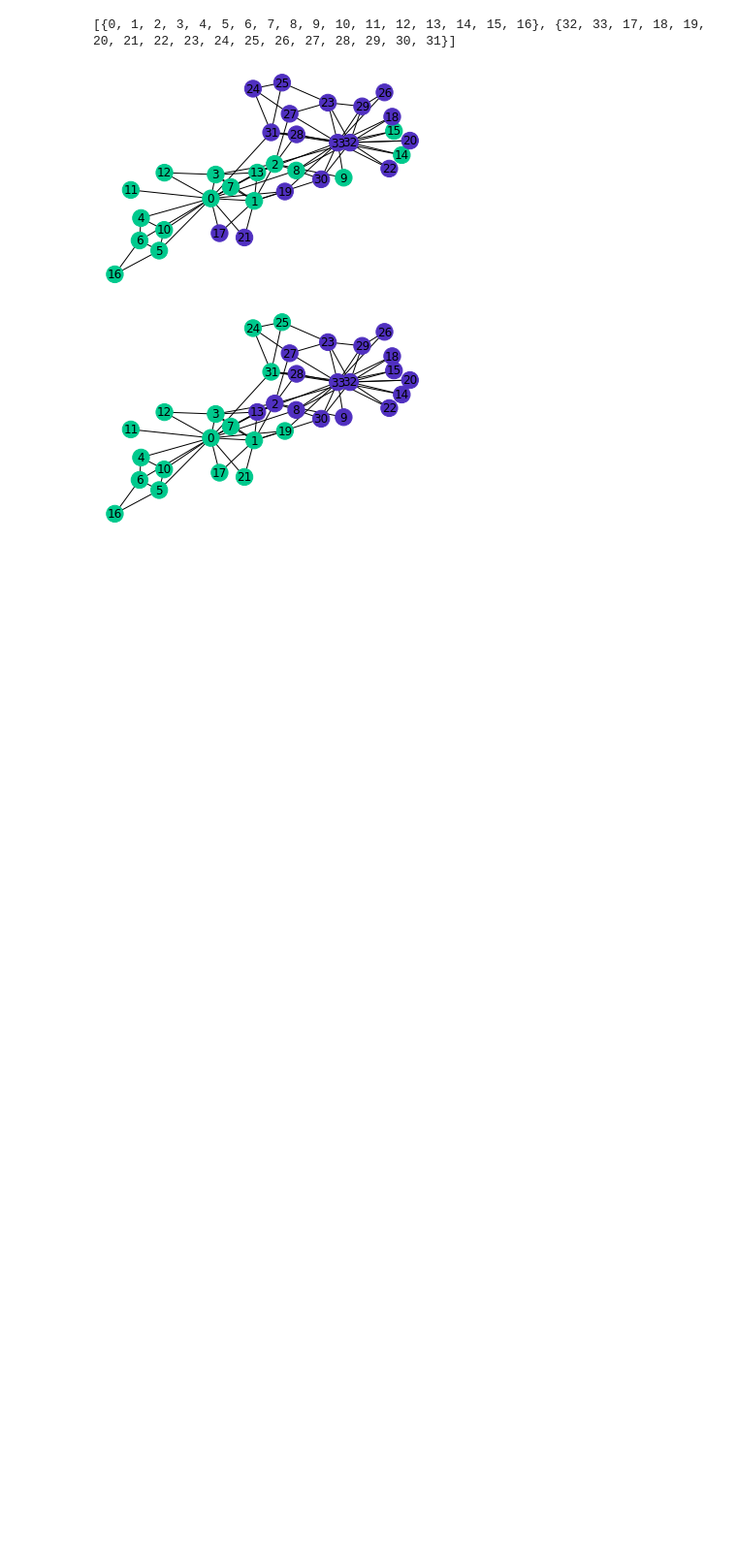
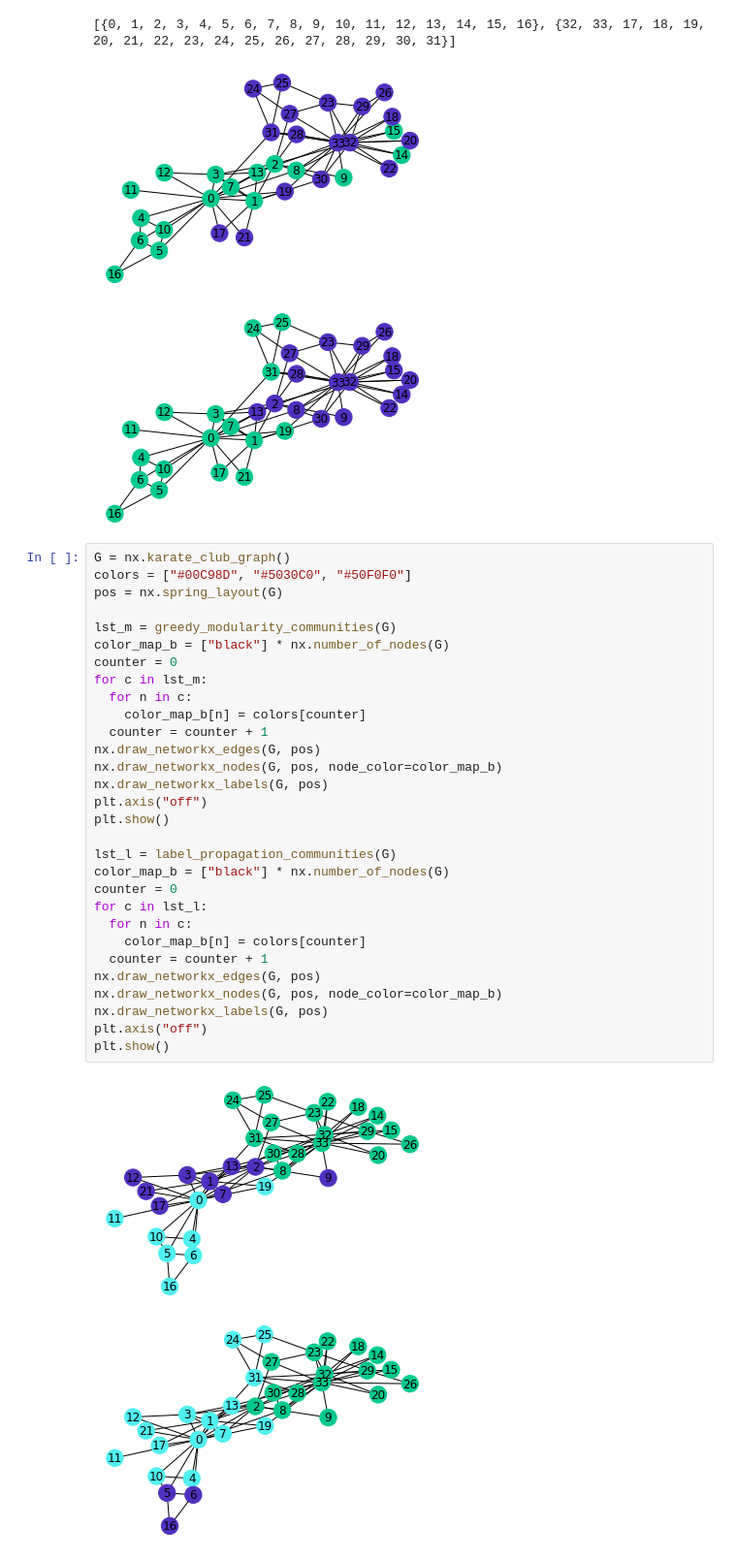
Before and after one commit to karapto/graph_analytics, a Jupyter notebook: graph_partition.ipynb, the cells around one changed output. Shown at 97% size. Saved outputs shown, nothing was run; the diff lists cells and outputs as text; blank space fills up the shorter version.

```diff
--- a/graph_partition.ipynb
+++ b/graph_partition.ipynb
@@ -40,3 +42,36 @@ plt.show()
 [{0, 1, 2, 3, 4, 5, 6, 7, 8, 9, 10, 11, 12, 13, 14, 15, 16}, {32, 33, 17, 18, 19, 20, 21, 22, 23, 24, 25, 26, 27, 28, 29, 30, 31}]
 [figure]
 [figure]
+# %%
+G = nx.karate_club_graph()
+colors = ["#00C98D", "#5030C0", "#50F0F0"]
+pos = nx.spring_layout(G)
+
+lst_m = greedy_modularity_communities(G)
+color_map_b = ["black"] * nx.number_of_nodes(G)
+counter = 0
+for c in lst_m:
+  for n in c:
+    color_map_b[n] = colors[counter]
+  counter = counter + 1
+nx.draw_networkx_edges(G, pos)
+nx.draw_networkx_nodes(G, pos, node_color=color_map_b)
+nx.draw_networkx_labels(G, pos)
+plt.axis("off")
+plt.show()
+
+lst_l = label_propagation_communities(G)
+color_map_b = ["black"] * nx.number_of_nodes(G)
+counter = 0
+for c in lst_l:
+  for n in c:
+    color_map_b[n] = colors[counter]
+  counter = counter + 1
+nx.draw_networkx_edges(G, pos)
+nx.draw_networkx_nodes(G, pos, node_color=color_map_b)
+nx.draw_networkx_labels(G, pos)
+plt.axis("off")
+plt.show()
+# %% [output]
+[figure, added]
+[figure, added]
```
Also changed, not shown: parts of 1 cell of this notebook.
